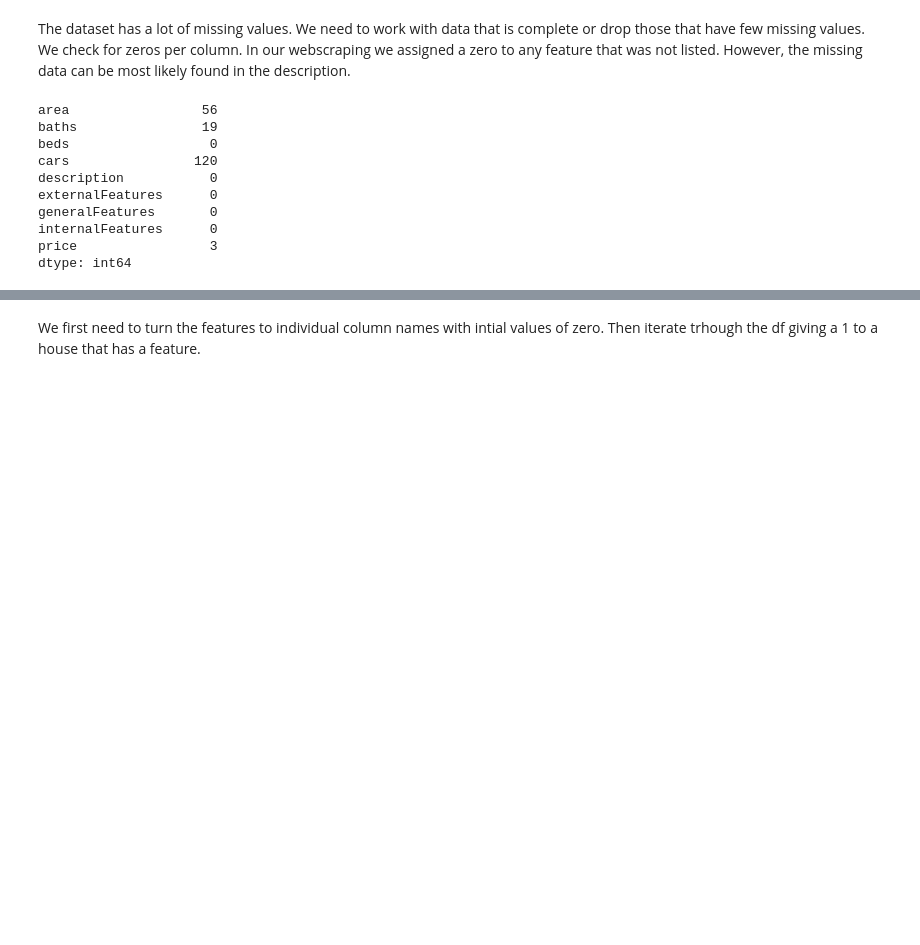
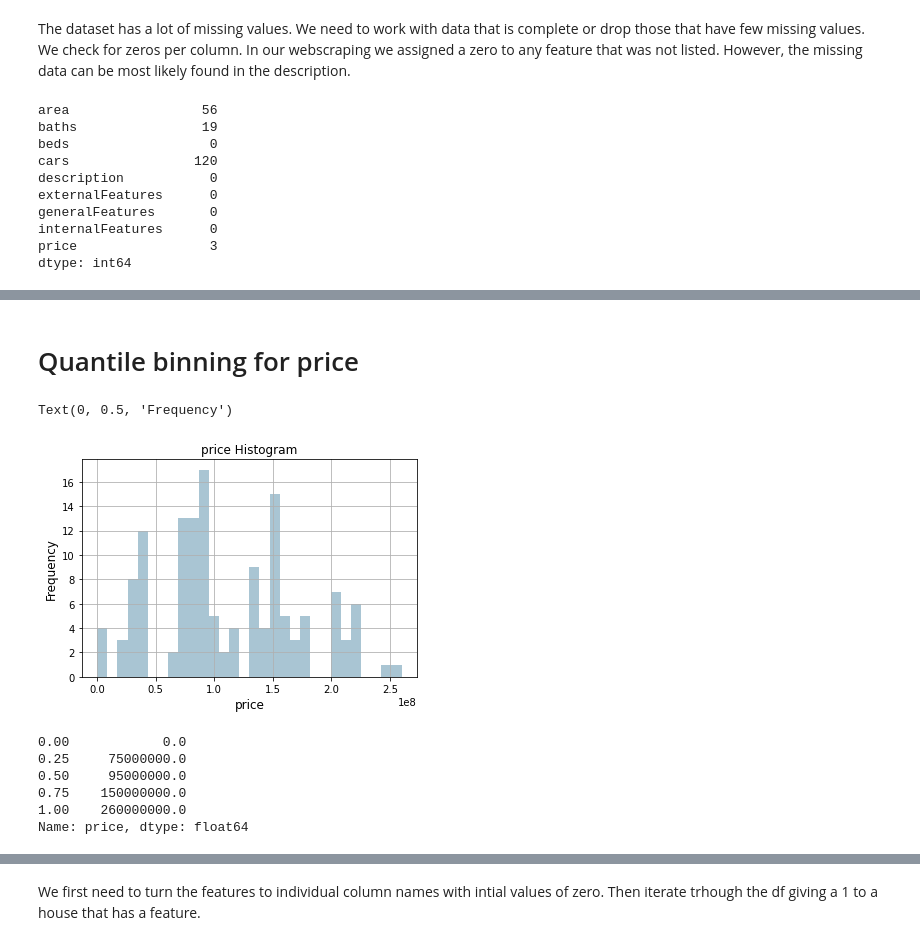
Before and after one commit to wamaithaNyamu/RUNDAHOUSES, a Jupyter notebook: Runda_Houses.ipynb, the cells around one changed output, grey strips where cells are left out. Cells and saved outputs as stored; diff of their text form; code cells hidden in the pictures; blank space fills up the shorter version.

```diff
--- a/Runda_Houses.ipynb
+++ b/Runda_Houses.ipynb
@@ -331,3 +91,0 @@ dtype: int64
-# %%
-# drop columns where price is 0
-df = df[df.price != 0]
@@ -346,3 +91,0 @@ dtype: int64
-# %%
-# drop columns where area is 0
-df = df[df.area != 0]
@@ -435,0 +108,24 @@ The features as they are do not provide the needed value and as such we will spl
+# %% [markdown]
+# Quantile binning for price
+# %%
+fig, ax = plt.subplots()
+df['price'].hist(bins=30, color='#A9C5D3')
+ax.set_title('price Histogram', fontsize=12)
+ax.set_xlabel('price', fontsize=12)
+ax.set_ylabel('Frequency', fontsize=12)
+# %% [output]
+Text(0, 0.5, 'Frequency')
+[figure, added]
+# %%
+
+
+quantile_list = [0, .25, .5, .75, 1.]
+quantiles = df['price'].quantile(quantile_list)
+quantiles
+# %% [output]
+0.00            0.0
+0.25     75000000.0
+0.50     95000000.0
+0.75    150000000.0
+1.00    260000000.0
+Name: price, dtype: float64
```
Also changed, not shown: parts of 91 cells of this notebook.
